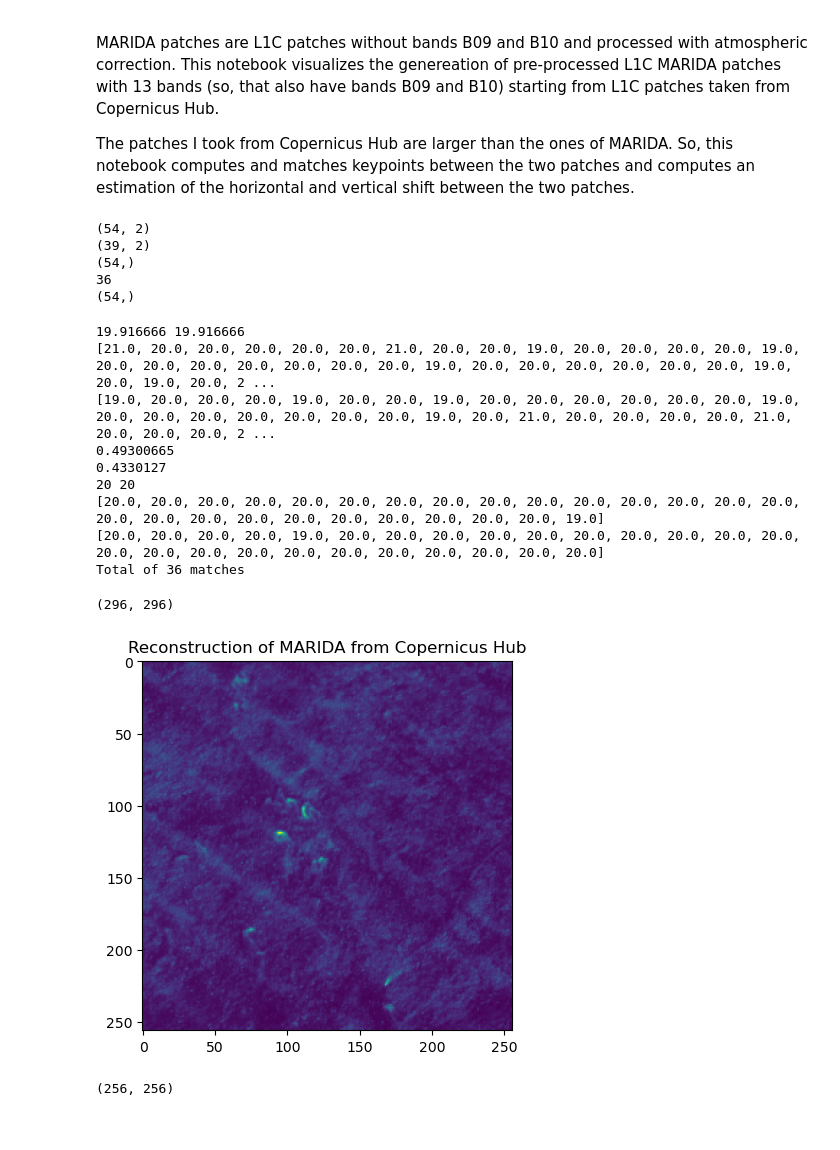
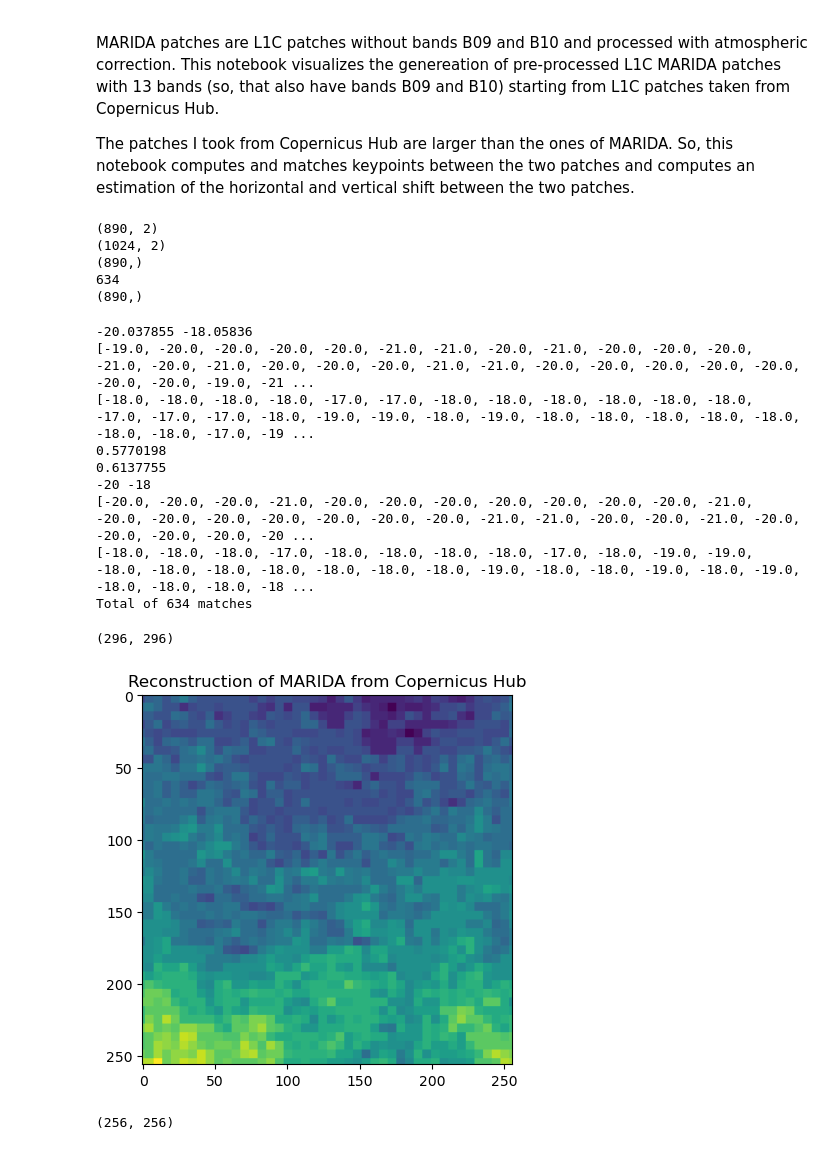
Before and after one commit to lucamarini22/marine-anomaly-detection, a Jupyter notebook: src/l1c_generation/Visualize generation of MARIDA L1C from Copernicus Hub.ipynb, the cells around one changed output. Drawn from its saved outputs; the diff is of its cells as text; code cells hidden in the pictures.

```diff
--- a/src/l1c_generation/Visualize generation of MARIDA L1C from Copernicus Hub.ipynb
+++ b/src/l1c_generation/Visualize generation of MARIDA L1C from Copernicus Hub.ipynb
@@ -8,11 +8,11 @@ import numpy as np
 import matplotlib.pyplot as plt
 import cv2 as cv
 # %%
-path = './keypoints_pairs/img_cop_hub_img_marida_matches.npz'
+path = './keypoints_pairs/mar_S2_24-3-20_18QYF_0_B01_cophub_S2_24-3-20_18QYF_0_B01_matches.npz'
 npz = np.load(path)
 npz.files
 
-cop_hub_img_path = '/data/anomaly-marine-detection/data/l1c_copernicus_hub/images_before_keypoint_matching/img_cop_hub.png'
+cop_hub_img_path = '/data/anomaly-marine-detection/data/l1c_copernicus_hub/images_before_keypoint_matching/cophub_S2_24-3-20_18QYF_0_B01.png'
 # %%
 print(npz['keypoints0'].shape)
 print(npz['keypoints1'].shape)
@@ -20,11 +20,11 @@ print(npz['matches'].shape)
 print(np.sum(npz['matches']>-1))
 print(npz['match_confidence'].shape)
 # %% [output]
-(54, 2)
-(39, 2)
-(54,)
-36
-(54,)
+(890, 2)
+(1024, 2)
+(890,)
+634
+(890,)
 # %%
 def get_coords_of_keypoint(keypoint: np.ndarray) -> tuple[float, float]:
     return keypoint[0], keypoint[1]
@@ -97,49 +97,49 @@ print(diffs_y)
 
 print(f"Total of {num_matches} matches")
 # %% [output]
-19.916666 19.916666
-[21.0, 20.0, 20.0, 20.0, 20.0, 20.0, 21.0, 20.0, 20.0, 19.0, 20.0, 20.0, 20.0, 20.0, 19.0, 20.0, 20.0, 20.0, 20.0, 20.0, 20.0, 20.0, 19.0, 20.0, 20.0, 20.0, 20.0, 20.0, 20.0, 19.0, 20.0, 19.0, 20.0, 2 ...
-[19.0, 20.0, 20.0, 20.0, 19.0, 20.0, 20.0, 19.0, 20.0, 20.0, 20.0, 20.0, 20.0, 20.0, 19.0, 20.0, 20.0, 20.0, 20.0, 20.0, 20.0, 20.0, 19.0, 20.0, 21.0, 20.0, 20.0, 20.0, 20.0, 21.0, 20.0, 20.0, 20.0, 2 ...
-0.49300665
-0.4330127
-20 20
-[20.0, 20.0, 20.0, 20.0, 20.0, 20.0, 20.0, 20.0, 20.0, 20.0, 20.0, 20.0, 20.0, 20.0, 20.0, 20.0, 20.0, 20.0, 20.0, 20.0, 20.0, 20.0, 20.0, 20.0, 20.0, 19.0]
-[20.0, 20.0, 20.0, 20.0, 19.0, 20.0, 20.0, 20.0, 20.0, 20.0, 20.0, 20.0, 20.0, 20.0, 20.0, 20.0, 20.0, 20.0, 20.0, 20.0, 20.0, 20.0, 20.0, 20.0, 20.0, 20.0]
-Total of 36 matches
+-20.037855 -18.05836
+[-19.0, -20.0, -20.0, -20.0, -20.0, -21.0, -21.0, -20.0, -21.0, -20.0, -20.0, -20.0, -21.0, -20.0, -21.0, -20.0, -20.0, -20.0, -21.0, -21.0, -20.0, -20.0, -20.0, -20.0, -20.0, -20.0, -20.0, -19.0, -21 ...
+[-18.0, -18.0, -18.0, -18.0, -17.0, -17.0, -18.0, -18.0, -18.0, -18.0, -18.0, -18.0, -17.0, -17.0, -17.0, -18.0, -19.0, -19.0, -18.0, -19.0, -18.0, -18.0, -18.0, -18.0, -18.0, -18.0, -18.0, -17.0, -19 ...
+0.5770198
+0.6137755
+-20 -18
+[-20.0, -20.0, -20.0, -21.0, -20.0, -20.0, -20.0, -20.0, -20.0, -20.0, -20.0, -21.0, -20.0, -20.0, -20.0, -20.0, -20.0, -20.0, -20.0, -21.0, -21.0, -20.0, -20.0, -21.0, -20.0, -20.0, -20.0, -20.0, -20 ...
+[-18.0, -18.0, -18.0, -17.0, -18.0, -18.0, -18.0, -18.0, -17.0, -18.0, -19.0, -19.0, -18.0, -18.0, -18.0, -18.0, -18.0, -18.0, -18.0, -19.0, -18.0, -18.0, -19.0, -18.0, -19.0, -18.0, -18.0, -18.0, -18 ...
+Total of 634 matches
 # %%
 # Crop a Copernicus Hub patch according to its shift compared to its corresponding MARIDA patch
 # To do this:
 # 1. get coordinates of the center of the MARIDA patch
 # 2. shift them (horizontally and vertically) by the mean of differences previously computed
 # 3. crop the Copernicus Hub patch by considering the shifted center coordinates and the size of the MARIDA patch
 MARIDA_SIZE_X = 256
 MARIDA_SIZE_Y = 256
 HALF_MARIDA_SIZE_X = round(MARIDA_SIZE_X / 2)
 HALF_MARIDA_SIZE_Y = round(MARIDA_SIZE_Y / 2)
 # Read Copernicus Hub patch
 cop_hub_img = cv.imread(cop_hub_img_path, cv.IMREAD_GRAYSCALE)
 print(cop_hub_img.shape)
 # 1. get coordinates of the center of the MARIDA patch
 center_marida_x = HALF_MARIDA_SIZE_X
 center_marida_y = HALF_MARIDA_SIZE_Y
 # 2. shift them (horizontally and vertically) by the mean of differences previously computed
-corresponding_center_cop_hub_x = center_marida_x + mean_diffs_x
-corresponding_center_cop_hub_y = center_marida_y + mean_diffs_y
+corresponding_center_cop_hub_x = center_marida_x - mean_diffs_x
+corresponding_center_cop_hub_y = center_marida_y - mean_diffs_y
 # 3. crop the Copernicus Hub patch by considering the shifted center coordinates and the size of the MARIDA patch
 cop_hub_2_marida_img = \
     cop_hub_img[
         corresponding_center_cop_hub_y - HALF_MARIDA_SIZE_Y:
         corresponding_center_cop_hub_y + HALF_MARIDA_SIZE_Y,
         corresponding_center_cop_hub_x - HALF_MARIDA_SIZE_X:
         corresponding_center_cop_hub_x + HALF_MARIDA_SIZE_X
         ]
 
 plt.imshow(cop_hub_2_marida_img)
 plt.title("Reconstruction of MARIDA from Copernicus Hub")
 plt.show()
 print(cop_hub_2_marida_img.shape)
 # TODO: save as tif file
 # %% [output]
 (296, 296)
-[figure, old version]
+[figure, new version]
 (256, 256)
```
Also changed, not shown: 1 other file.
